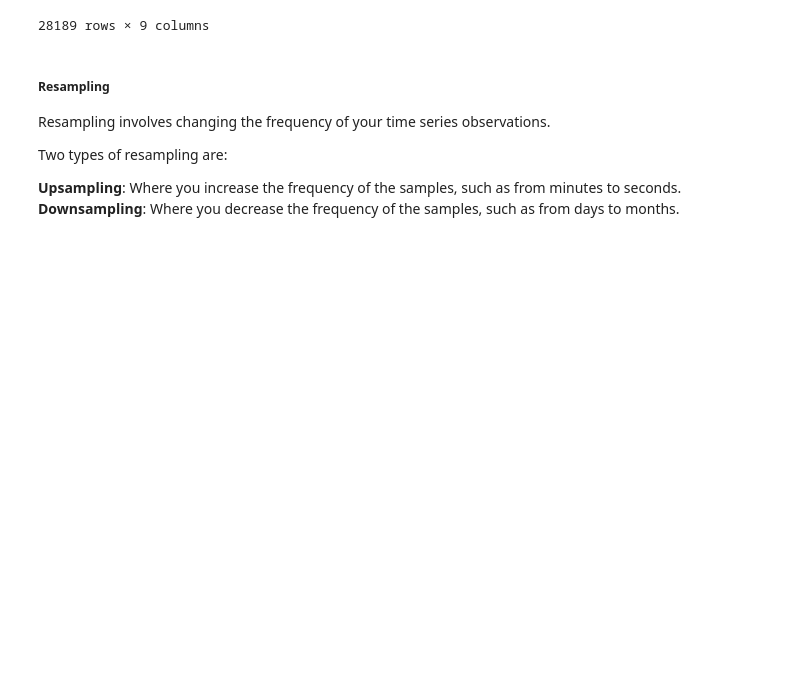
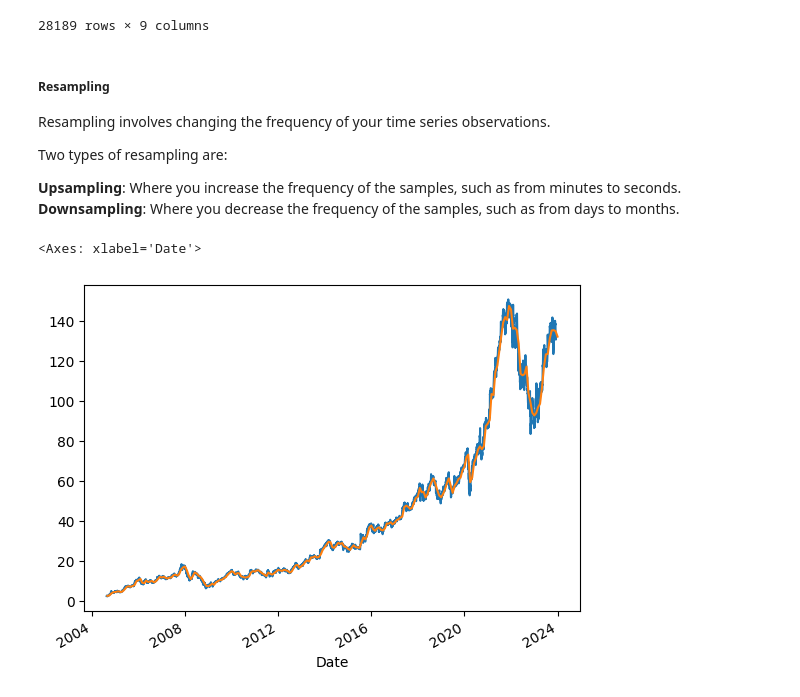
Before and after one commit to thekushak0003/My-DSMP-Journey, a Jupyter notebook: case studies/time_series_analysis.ipynb, the cells around one changed output. Drawn from its saved outputs; the diff is of its cells as text; code cells hidden in the pictures; blank space fills up the shorter version.

```diff
--- a/case studies/time_series_analysis.ipynb
+++ b/case studies/time_series_analysis.ipynb
@@ -372,3 +372,10 @@ Two types of resampling are:
 
 **Upsampling**: Where you increase the frequency of the samples, such as from minutes to seconds.<br>
 **Downsampling**: Where you decrease the frequency of the samples, such as from days to months.
+# %%
+# Downsampling
+df['Close'].plot()
+df['Close'].resample('ME').mean().plot()
+# %% [output]
+<Axes: xlabel='Date'>
+[figure, added]
```
Also changed, not shown: parts of 9 cells of this notebook.
